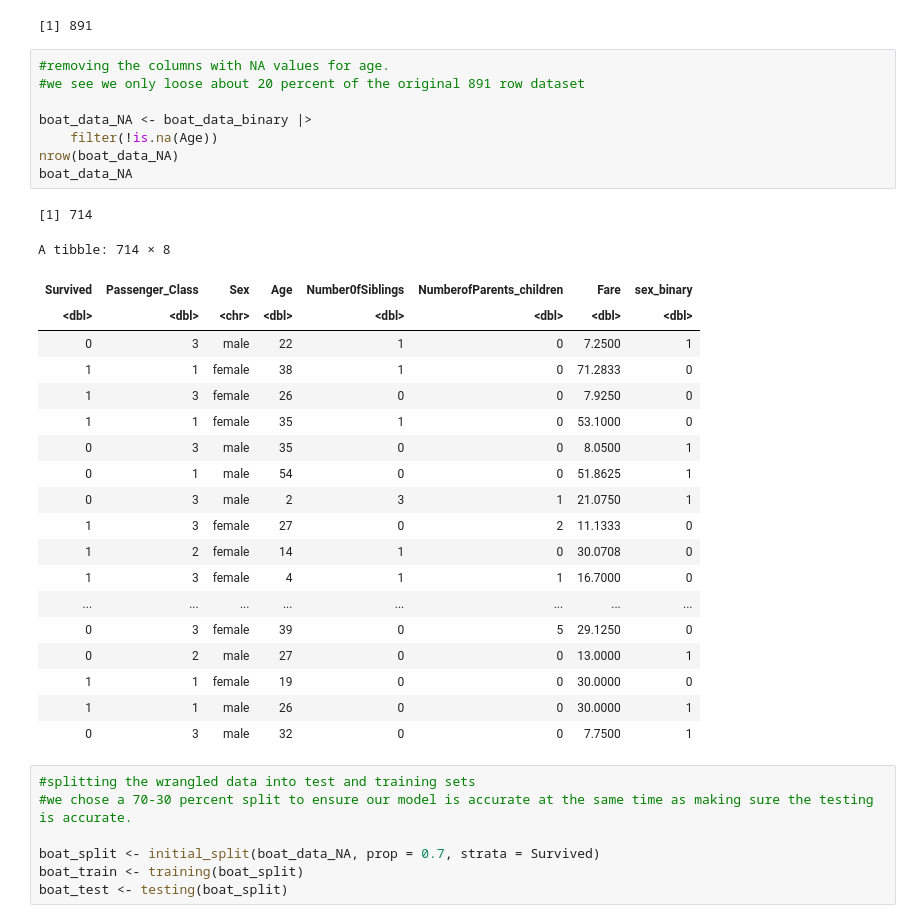
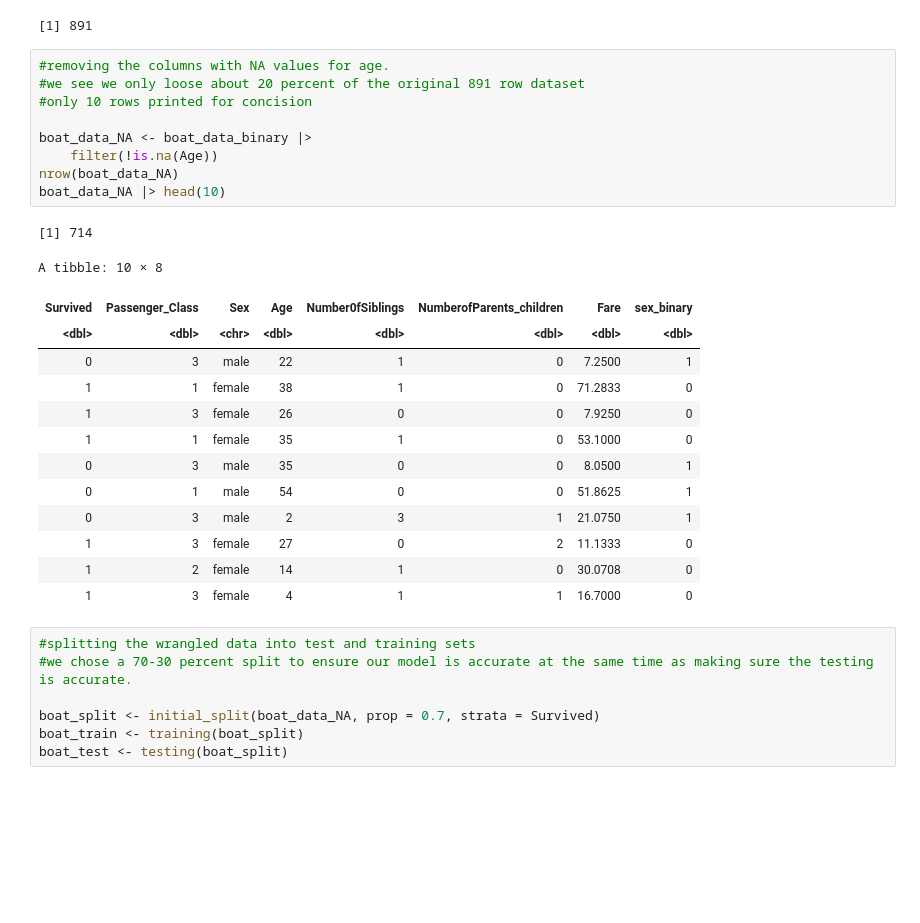
Before and after one commit to zhang17s/DSCI-100-Group-Project-, a Jupyter notebook: Proposal.ipynb, the cells around one changed output. Saved outputs shown, nothing was run; the diff lists cells and outputs as text; blank space fills up the shorter version.

Commit message:
Shortened a table to 10 rows

```diff
--- a/Proposal.ipynb
+++ b/Proposal.ipynb
@@ -99,32 +81,27 @@ nrow(boat_data_binary)
 # %%
 #removing the columns with NA values for age.
 #we see we only loose about 20 percent of the original 891 row dataset
+#only 10 rows printed for concision
 
 boat_data_NA <- boat_data_binary |>
     filter(!is.na(Age))
 nrow(boat_data_NA)
-boat_data_NA
+boat_data_NA |> head(10)
 # %% [output]
 [1] 714
-A tibble: 714 × 8
+A tibble: 10 × 8
 | Survived | Passenger_Class | Sex | Age | Number0fSiblings | NumberofParents_children | Fare | sex_binary |
 | <dbl> | <dbl> | <chr> | <dbl> | <dbl> | <dbl> | <dbl> | <dbl> |
 | 0 | 3 | male | 22 | 1 | 0 | 7.2500 | 1 |
 | 1 | 1 | female | 38 | 1 | 0 | 71.2833 | 0 |
 | 1 | 3 | female | 26 | 0 | 0 | 7.9250 | 0 |
 | 1 | 1 | female | 35 | 1 | 0 | 53.1000 | 0 |
 | 0 | 3 | male | 35 | 0 | 0 | 8.0500 | 1 |
 | 0 | 1 | male | 54 | 0 | 0 | 51.8625 | 1 |
 | 0 | 3 | male | 2 | 3 | 1 | 21.0750 | 1 |
 | 1 | 3 | female | 27 | 0 | 2 | 11.1333 | 0 |
 | 1 | 2 | female | 14 | 1 | 0 | 30.0708 | 0 |
 | 1 | 3 | female | 4 | 1 | 1 | 16.7000 | 0 |
-| ... | ... | ... | ... | ... | ... | ... | ... |
-| 0 | 3 | female | 39 | 0 | 5 | 29.1250 | 0 |
-| 0 | 2 | male | 27 | 0 | 0 | 13.0000 | 1 |
-| 1 | 1 | female | 19 | 0 | 0 | 30.0000 | 0 |
-| 1 | 1 | male | 26 | 0 | 0 | 30.0000 | 1 |
-| 0 | 3 | male | 32 | 0 | 0 | 7.7500 | 1 |
 # %%
 #splitting the wrangled data into test and training sets
 #we chose a 70-30 percent split to ensure our model is accurate at the same time as making sure the testing is accurate.
```
Also changed, not shown: parts of 5 cells of this notebook.
